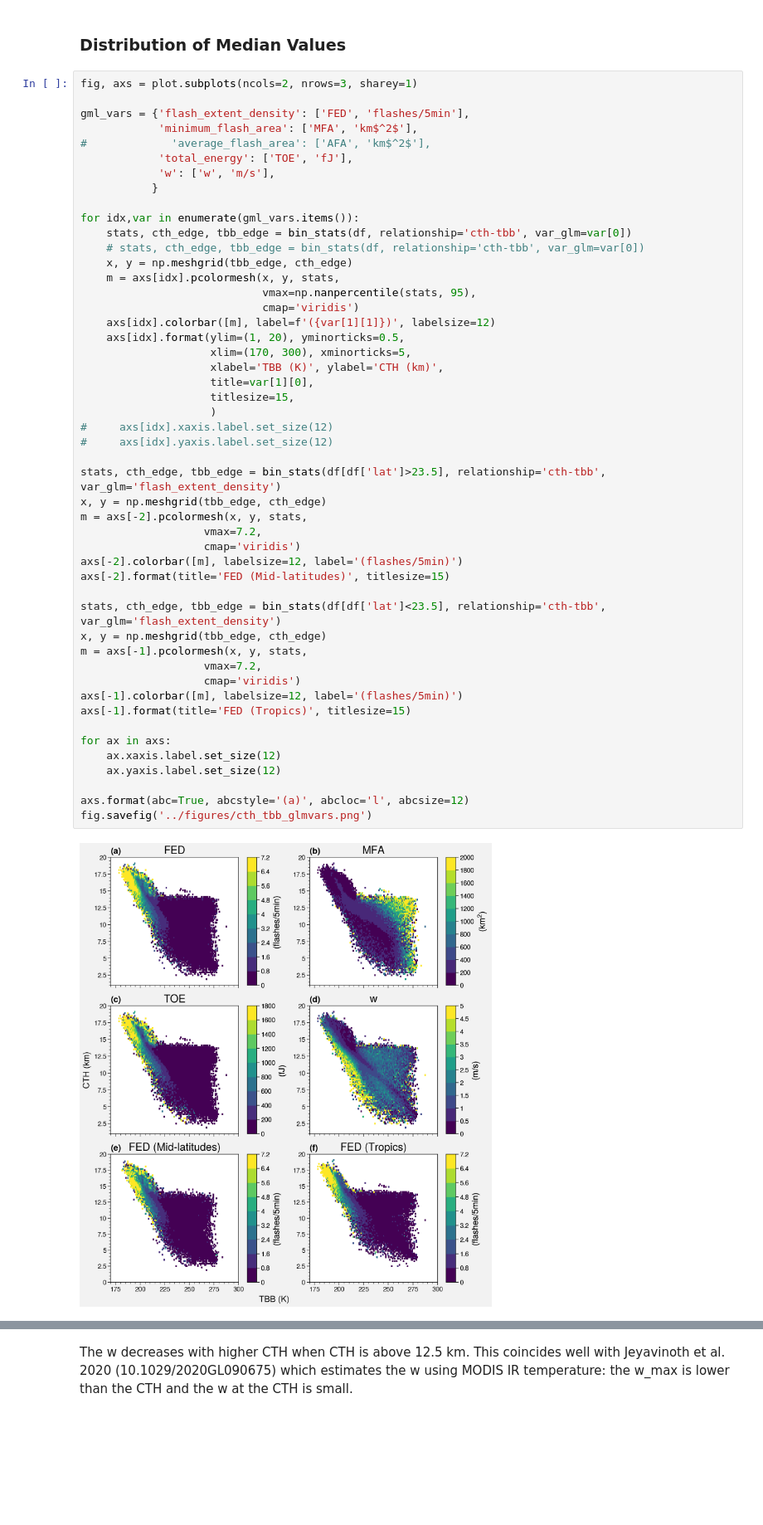
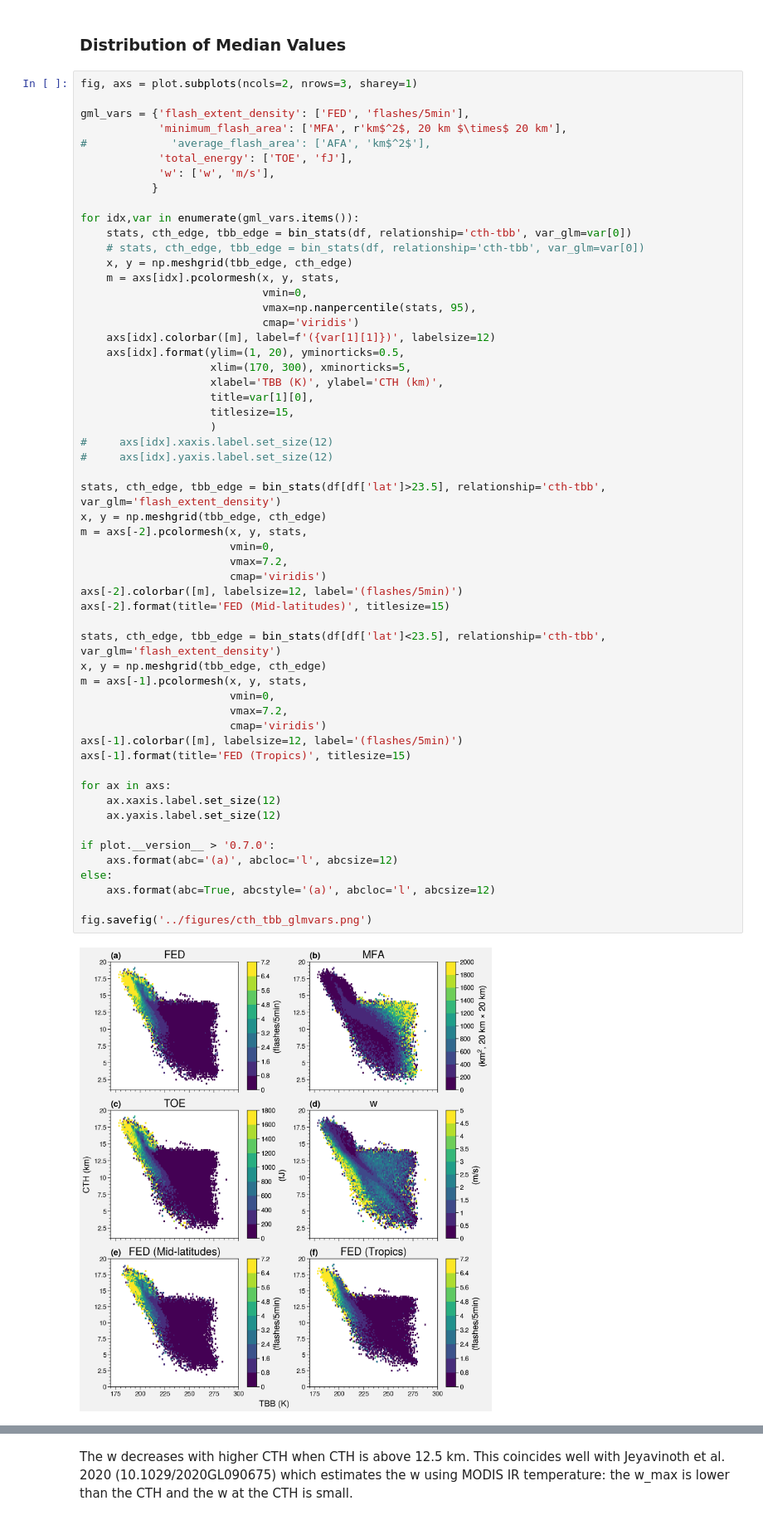
Before and after one commit to zxdawn/Xin_RS_2021_GOES_lightning, a Jupyter notebook: notebooks/relationships.ipynb, the cells around one changed output, grey strips where cells are left out. Shown at 83% size. Saved outputs shown, nothing was run; the diff lists cells and outputs as text; blank space fills up the shorter version.

```diff
--- a/notebooks/relationships.ipynb
+++ b/notebooks/relationships.ipynb
@@ -189,7 +188,7 @@ def plot_stats(ax, x, y, stats, colorbar_label, levels, cmap='viridis',
 fig, axs = plot.subplots(ncols=2, nrows=3, sharey=1)
 
 gml_vars = {'flash_extent_density': ['FED', 'flashes/5min'],
-            'minimum_flash_area': ['MFA', 'km$^2$'],
+            'minimum_flash_area': ['MFA', r'km$^2$, 20 km $\times$ 20 km'],
 #             'average_flash_area': ['AFA', 'km$^2$'],
             'total_energy': ['TOE', 'fJ'],
             'w': ['w', 'm/s'],
@@ -200,39 +199,46 @@ for idx,var in enumerate(gml_vars.items()):
     # stats, cth_edge, tbb_edge = bin_stats(df, relationship='cth-tbb', var_glm=var[0])
     x, y = np.meshgrid(tbb_edge, cth_edge)
     m = axs[idx].pcolormesh(x, y, stats,
+                            vmin=0,
                             vmax=np.nanpercentile(stats, 95),
                             cmap='viridis')
     axs[idx].colorbar([m], label=f'({var[1][1]})', labelsize=12)
     axs[idx].format(ylim=(1, 20), yminorticks=0.5,
                     xlim=(170, 300), xminorticks=5,
                     xlabel='TBB (K)', ylabel='CTH (km)',
                     title=var[1][0],
                     titlesize=15,
                     )
 #     axs[idx].xaxis.label.set_size(12)
 #     axs[idx].yaxis.label.set_size(12)
 
 stats, cth_edge, tbb_edge = bin_stats(df[df['lat']>23.5], relationship='cth-tbb', var_glm='flash_extent_density')
 x, y = np.meshgrid(tbb_edge, cth_edge)
 m = axs[-2].pcolormesh(x, y, stats,
-                   vmax=7.2,
-                   cmap='viridis')
+                       vmin=0,
+                       vmax=7.2,
+                       cmap='viridis')
 axs[-2].colorbar([m], labelsize=12, label='(flashes/5min)')
 axs[-2].format(title='FED (Mid-latitudes)', titlesize=15)
 
 stats, cth_edge, tbb_edge = bin_stats(df[df['lat']<23.5], relationship='cth-tbb', var_glm='flash_extent_density')
 x, y = np.meshgrid(tbb_edge, cth_edge)
 m = axs[-1].pcolormesh(x, y, stats,
-                   vmax=7.2,
-                   cmap='viridis')
+                       vmin=0,
+                       vmax=7.2,
+                       cmap='viridis')
 axs[-1].colorbar([m], labelsize=12, label='(flashes/5min)')
 axs[-1].format(title='FED (Tropics)', titlesize=15)
 
 for ax in axs:
     ax.xaxis.label.set_size(12)
     ax.yaxis.label.set_size(12)
 
-axs.format(abc=True, abcstyle='(a)', abcloc='l', abcsize=12)
+if plot.__version__ > '0.7.0':
+    axs.format(abc='(a)', abcloc='l', abcsize=12)
+else:
+    axs.format(abc=True, abcstyle='(a)', abcloc='l', abcsize=12)
+
 fig.savefig('../figures/cth_tbb_glmvars.png')
 # %% [output]
-[figure, old version]
+[figure, new version]
```
Also changed, not shown: parts of 16 cells of this notebook, 2 other files.
